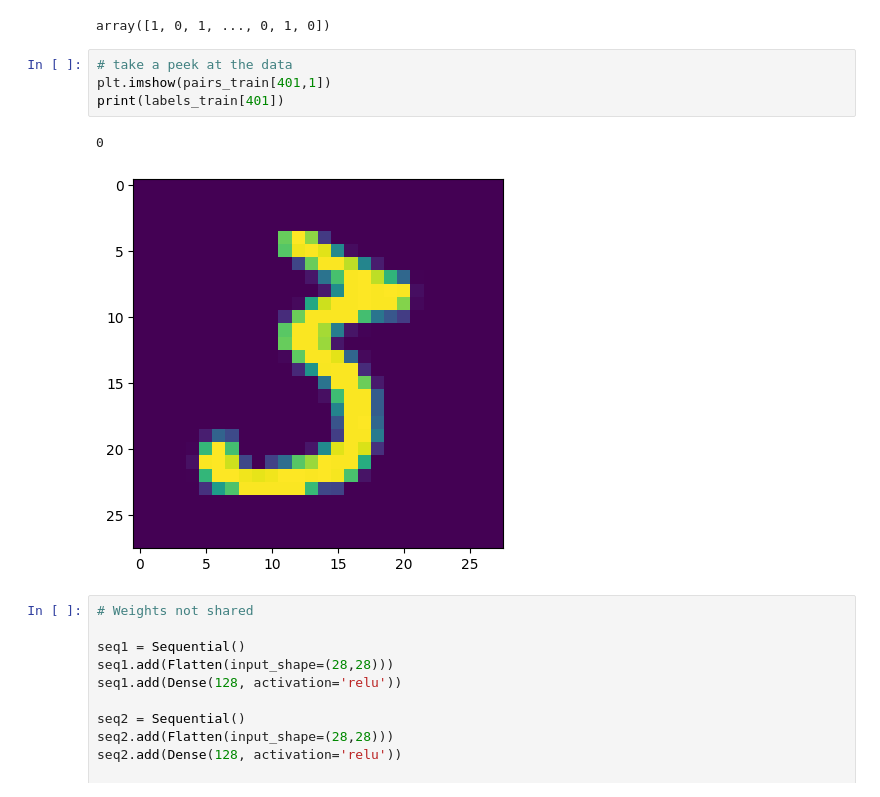
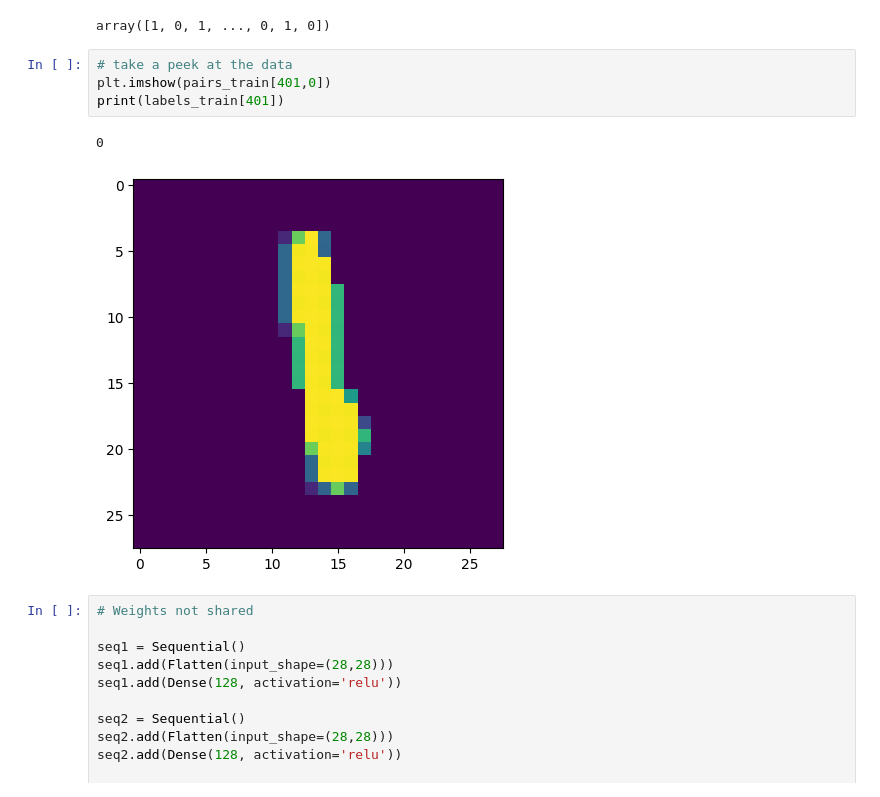
Before and after one commit to sedavasema/one-shot-learning, a Jupyter notebook: 1-OneShot(siamese).ipynb, the cells around one changed output. Cells and saved outputs as stored; diff of their text form.

```diff
--- a/1-OneShot(siamese).ipynb
+++ b/1-OneShot(siamese).ipynb
@@ -68,11 +124,11 @@ labels_train
 array([1, 0, 1, ..., 0, 1, 0])
 # %%
 # take a peek at the data
-plt.imshow(pairs_train[401,1])
+plt.imshow(pairs_train[401,0])
 print(labels_train[401])
 # %% [output]
 0
-[figure, old version]
+[figure, new version]
 # %%
 # Weights not shared
 
```
Also changed, not shown: parts of 10 cells of this notebook.
